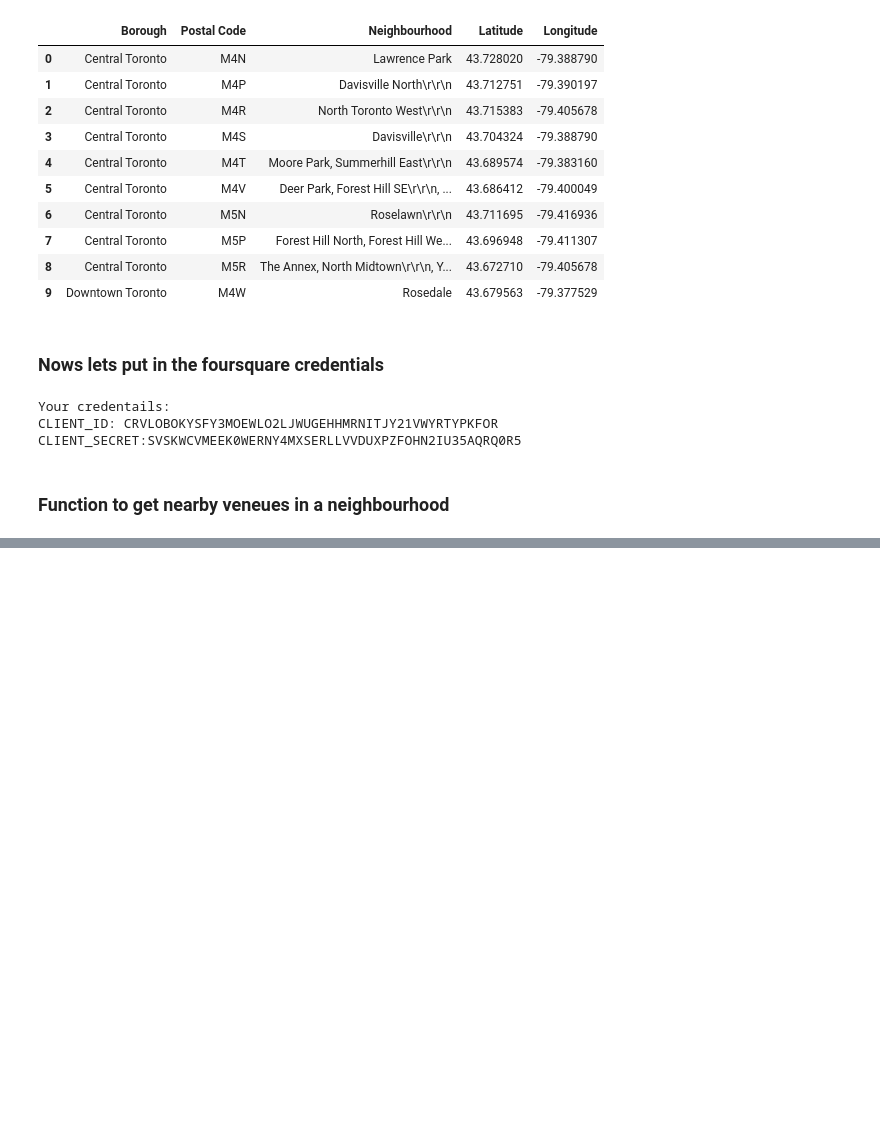
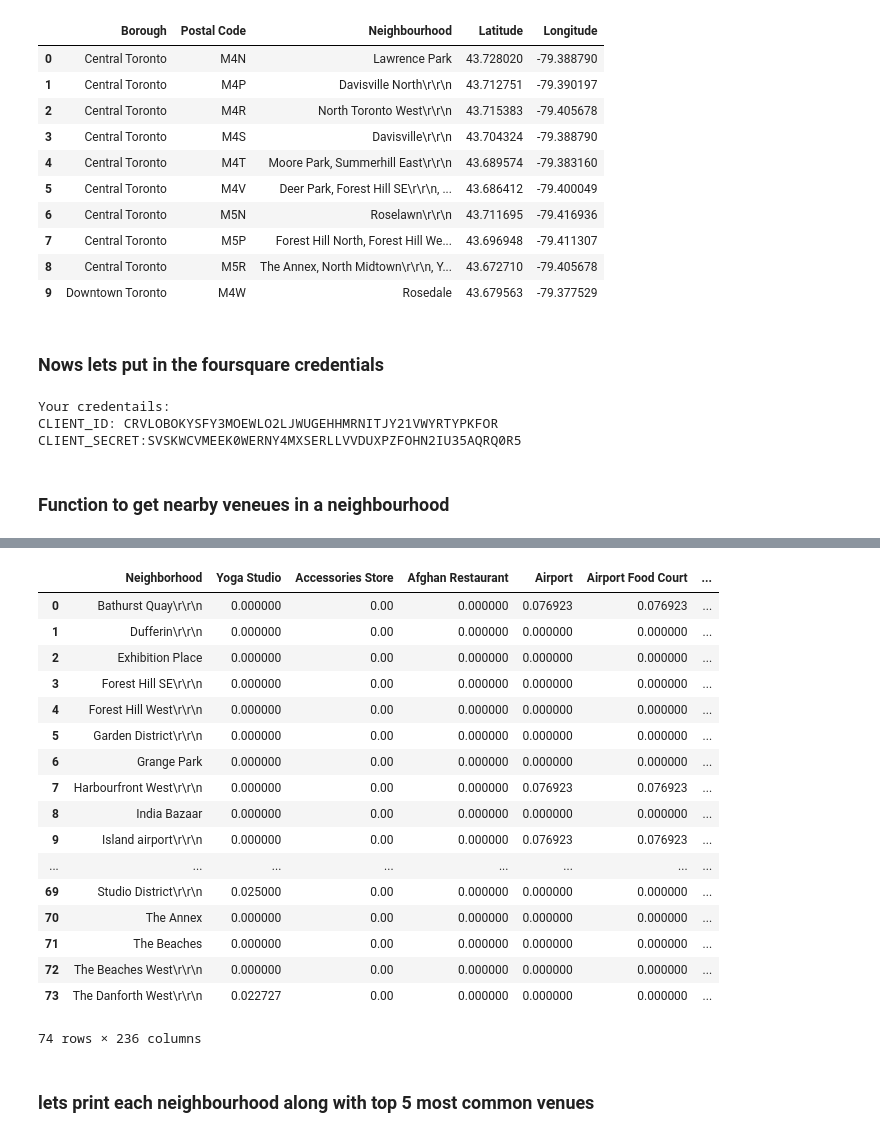
Before and after one commit to HuzaifahSaleem/Coursera_Capstone, a Jupyter notebook: Segmentation and Clustering of Toronto's Neighbourhood.ipynb, the cells around one changed output, grey strips where cells are left out. Saved outputs shown, nothing was run; the diff lists cells and outputs as text; code cells hidden in the pictures; blank space fills up the shorter version.

```diff
--- a/Segmentation and Clustering of Toronto's Neighbourhood.ipynb
+++ b/Segmentation and Clustering of Toronto's Neighbourhood.ipynb
@@ -117,0 +225,12 @@ KeyError: 'Neighbourhood'
+# %%
+# one hot encoding
+toronto_onehot = pd.get_dummies(toronto_venues[['Venue Category']], prefix="", prefix_sep="")
+
+# add neighborhood column back to dataframe
+toronto_onehot['Neighborhood'] = toronto_venues['Neighborhood']
+
+# move neighborhood column to the first column
+fixed_columns = [toronto_onehot.columns[-1]] + list(toronto_onehot.columns[:-1])
+toronto_onehot = toronto_onehot[fixed_columns]
+
+toronto_onehot.head()
@@ -117,0 +245,24 @@ KeyError: 'Neighbourhood'
+# %%
+toronto_grouped = toronto_onehot.groupby('Neighborhood').mean().reset_index()
+toronto_grouped
+# %% [output]
+|  | Neighborhood | Yoga Studio | Accessories Store | Afghan Restaurant | Airport | Airport Food Court | ... |
+| 0 | Bathurst Quay\r\r\n | 0.000000 | 0.00 | 0.000000 | 0.076923 | 0.076923 | ... |
+| 1 | Dufferin\r\r\n | 0.000000 | 0.00 | 0.000000 | 0.000000 | 0.000000 | ... |
+| 2 | Exhibition Place | 0.000000 | 0.00 | 0.000000 | 0.000000 | 0.000000 | ... |
+| 3 | Forest Hill SE\r\r\n | 0.000000 | 0.00 | 0.000000 | 0.000000 | 0.000000 | ... |
+| 4 | Forest Hill West\r\r\n | 0.000000 | 0.00 | 0.000000 | 0.000000 | 0.000000 | ... |
+| 5 | Garden District\r\r\n | 0.000000 | 0.00 | 0.000000 | 0.000000 | 0.000000 | ... |
+| 6 | Grange Park | 0.000000 | 0.00 | 0.000000 | 0.000000 | 0.000000 | ... |
+| 7 | Harbourfront West\r\r\n | 0.000000 | 0.00 | 0.000000 | 0.076923 | 0.076923 | ... |
+| 8 | India Bazaar | 0.000000 | 0.00 | 0.000000 | 0.000000 | 0.000000 | ... |
+| 9 | Island airport\r\r\n | 0.000000 | 0.00 | 0.000000 | 0.076923 | 0.076923 | ... |
+| ... | ... | ... | ... | ... | ... | ... | ... |
+| 69 | Studio District\r\r\n | 0.025000 | 0.00 | 0.000000 | 0.000000 | 0.000000 | ... |
+| 70 | The Annex | 0.000000 | 0.00 | 0.000000 | 0.000000 | 0.000000 | ... |
+| 71 | The Beaches | 0.000000 | 0.00 | 0.000000 | 0.000000 | 0.000000 | ... |
+| 72 | The Beaches West\r\r\n | 0.000000 | 0.00 | 0.000000 | 0.000000 | 0.000000 | ... |
+| 73 | The Danforth West\r\r\n | 0.022727 | 0.00 | 0.000000 | 0.000000 | 0.000000 | ... |
+74 rows × 236 columns
+# %% [markdown]
+### lets print each neighbourhood along with top 5 most common venues
```
Also changed, not shown: parts of 19 cells of this notebook.
